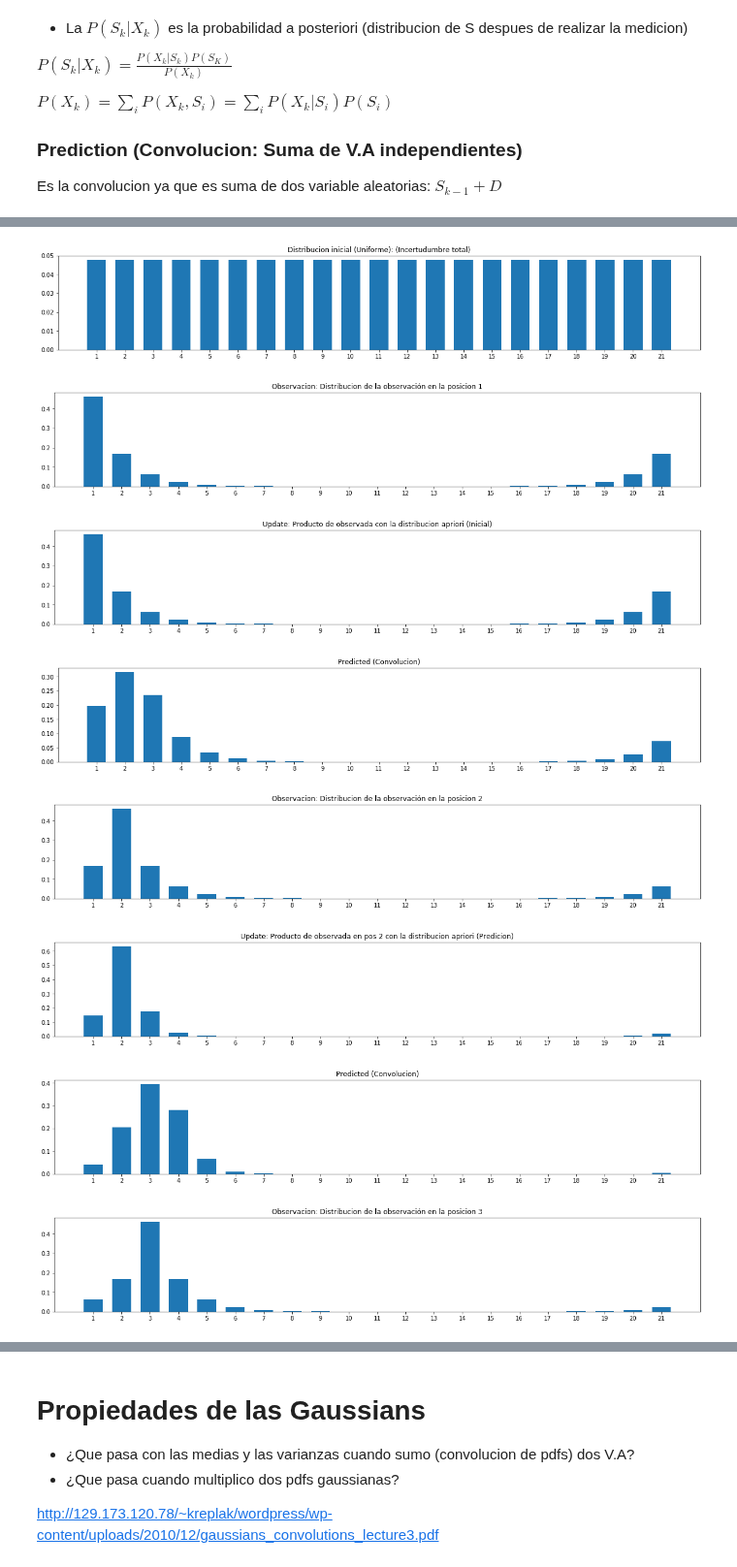
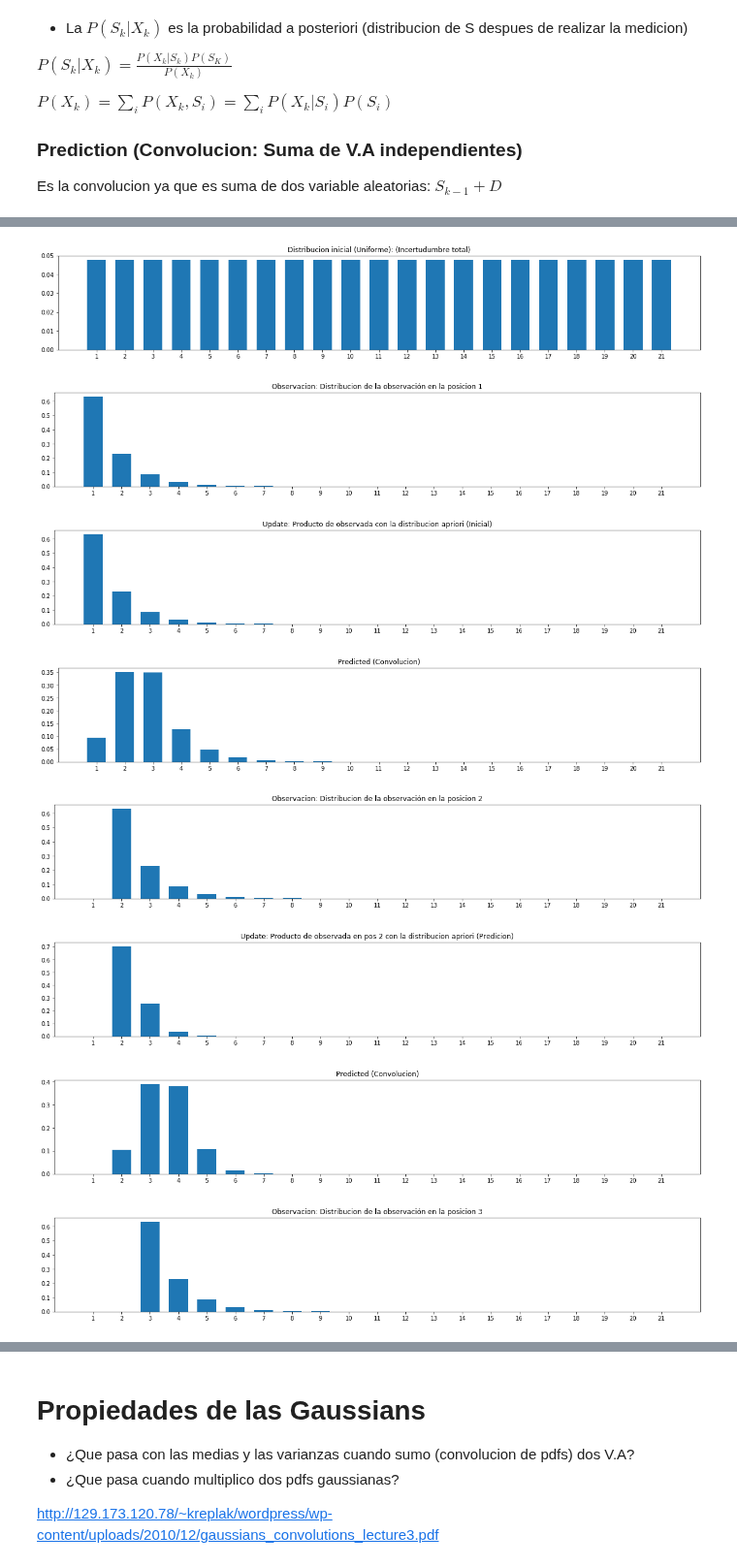
Before and after one commit to jganzabal/Kalman-as-Recursive-Bayesian-Estimation, a Jupyter notebook: Kalman filters.ipynb, the cells around one changed output, grey strips where cells are left out. Shown at 97% size. Drawn from its saved outputs; the diff is of its cells as text; code cells hidden in the pictures.

```diff
--- a/Kalman filters.ipynb
+++ b/Kalman filters.ipynb
@@ -60,7 +110,11 @@ $P(X_k) = \sum_i{P(X_k,S_i)} = \sum_i{P(X_k|S_i)P(S_i)}$
 # %%
 N = 21
+scale = 4 #Error de observacion
 indexes = np.linspace(1,N,N)
-observed_dist_1 = kalman.get_observation_distribution(indexes, loc = 1, scale = scale)
+get_observation_distribution = kalman.get_exponential_distribution
+get_observation_distribution = kalman.get_exponential_distribution_symetric
+observed_dist_1 = get_observation_distribution(indexes, loc = 1, scale = scale)
+# get_exponential_distribution
 kalman.plot_distribution(indexes, observed_dist_1, \
                          title = 'Distribucion de la observacion dado que el robot observa en la posicion 1')
 # %% [output]
@@ -70,9 +124,9 @@ kalman.plot_distribution(indexes, observed_dist_1, \
 predicted_dist_1 = np.ones(N)/N
 kalman.plot_distribution(indexes, predicted_dist_1, title = 'Distribucion inicial (Uniforme): (Incertudumbre total)')
 loc = 1 #Ubicacion inicial
-scale = 2 #Error de observacion
 
-observed_dist_1 = kalman.get_observation_distribution(indexes, loc = loc, scale = scale)
+
+observed_dist_1 = get_observation_distribution(indexes, loc = loc, scale = scale)
 kalman.plot_distribution(indexes, observed_dist_1, title = 'Observacion: Distribucion de la observación en la posicion 1')
 
 updated_dist_1 = kalman.after_observation_distribution_update(predicted_dist_1, observed_dist_1)
@@ -81,7 +135,7 @@ kalman.plot_distribution(indexes, updated_dist_1,title = 'Update: Producto de ob
 predicted_dist_2 = kalman.deterministic_next_step_distribution_prediction(updated_dist_1)
 kalman.plot_distribution(indexes, predicted_dist_2, title = 'Prediccion (Traslacion del update en una posicion)')
 loc = loc + 1
-observed_dist_2 = kalman.get_observation_distribution(indexes, loc = loc, scale = scale)
+observed_dist_2 = get_observation_distribution(indexes, loc = loc, scale = scale)
 kalman.plot_distribution(indexes, observed_dist_2, title = 'Observacion: Distribucion de la observación en la posicion 2')
 updated_dist_2 = kalman.after_observation_distribution_update(predicted_dist_2, observed_dist_2)
 kalman.plot_distribution(indexes, updated_dist_2, title = 'Update: Producto de observada en pos 2 con la distribucion apriori (Predicion)')
@@ -89,7 +143,7 @@ kalman.plot_distribution(indexes, updated_dist_2, title = 'Update: Producto de o
 predicted_dist_3 = kalman.deterministic_next_step_distribution_prediction(updated_dist_2)
 kalman.plot_distribution(indexes, predicted_dist_3, title = 'Prediccion (Sabiendo que el robot avanza una posicion)')
 loc = loc + 1
-observed_dist_3 = kalman.get_observation_distribution(indexes, loc = loc, scale = scale)
+observed_dist_3 = get_observation_distribution(indexes, loc = loc, scale = scale)
 kalman.plot_distribution(indexes, observed_dist_3, title = 'Observacion: Distribucion de la observación en la posicion 3')
 updated_dist_3 = kalman.after_observation_distribution_update(predicted_dist_3, observed_dist_3)
 kalman.plot_distribution(indexes, updated_dist_3, title = 'Update: Obsevada en posicion 3 con prediccion de posicion 3')
@@ -98,7 +152,7 @@ updated_dist_n_1 = updated_dist_3
 for i in range(1*N):
     predicted_dist_n = kalman.deterministic_next_step_distribution_prediction(updated_dist_n_1)
     loc = loc + 1
-    observed_dist_n = kalman.get_observation_distribution(indexes, loc = loc, scale = scale)
+    observed_dist_n = get_observation_distribution(indexes, loc = loc, scale = scale)
     updated_dist_n_1 = kalman.after_observation_distribution_update(predicted_dist_n, observed_dist_n)
 
 kalman.plot_distribution(indexes, updated_dist_n_1, title = 'Update: Luego de 1 vu mas')
@@ -148,0 +173,6 @@ plt.show()
+# %%
+stay_step_prob = 0.15
+one_step_prob = 0.50
+two_step_prob = 0.35
+hmm.plot_basic_hmm_model(N = 21, N_states_visible = 10, circular = True, stay_step_prob=stay_step_prob,
+                         one_step_prob= one_step_prob, two_step_prob= two_step_prob)
@@ -177,0 +210,7 @@ kalman.plot_distribution(indexes-1, next_step_distribution, title = 'Distribicio
+# %%
+get_observation_distribution = kalman.get_exponential_distribution
+#get_observation_distribution = kalman.get_exponential_distribution_symetric
+observed_dist_1 = get_observation_distribution(indexes, loc = 1, scale = scale)
+# get_exponential_distribution
+kalman.plot_distribution(indexes, observed_dist_1, \
+                         title = 'Distribucion de la observacion dado que el robot observa en la posicion 1')
@@ -184,42 +225,42 @@ predicted_dist_1 = np.ones(N)/N
 kalman.plot_distribution(indexes, predicted_dist_1, title = 'Distribucion inicial (Uniforme): (Incertudumbre total)')
 loc = 1 #Ubicacion inicial
 
-observed_dist_1 = kalman.get_observation_distribution(indexes, loc = loc, scale = scale)
+observed_dist_1 = get_observation_distribution(indexes, loc = loc, scale = scale)
 kalman.plot_distribution(indexes, observed_dist_1, title = 'Observacion: Distribucion de la observación en la posicion 1')
 updated_dist_1 = kalman.after_observation_distribution_update(predicted_dist_1, observed_dist_1)
 kalman.plot_distribution(indexes, updated_dist_1,title = 'Update: Producto de observada con la distribucion apriori (Inicial)')
 
 predicted_dist_2 = kalman.stochastic_next_step_distribution_prediction(updated_dist_1, next_step_distribution)
 kalman.plot_distribution(indexes, predicted_dist_2,title = 'Predicted (Convolucion)')
 loc = loc + 1
-observed_dist_2 = kalman.get_observation_distribution(indexes, loc = loc, scale = scale)
+observed_dist_2 = get_observation_distribution(indexes, loc = loc, scale = scale)
 kalman.plot_distribution(indexes, observed_dist_2, title = 'Observacion: Distribucion de la observación en la posicion 2')
 updated_dist_2 = kalman.after_observation_distribution_update(predicted_dist_2, observed_dist_2)
 kalman.plot_distribution(indexes, updated_dist_2, title = 'Update: Producto de observada en pos 2 con la distribucion apriori (Predicion)')
 
 predicted_dist_3 = kalman.stochastic_next_step_distribution_prediction(updated_dist_2, next_step_distribution)
 kalman.plot_distribution(indexes, predicted_dist_3, title = 'Predicted (Convolucion)')
 loc = loc + 1
-observed_dist_3 = kalman.get_observation_distribution(indexes, loc = loc, scale = scale)
+observed_dist_3 = get_observation_distribution(indexes, loc = loc, scale = scale)
 kalman.plot_distribution(indexes, observed_dist_3, title = 'Observacion: Distribucion de la observación en la posicion 3')
 updated_dist_3 = kalman.after_observation_distribution_update(predicted_dist_3, observed_dist_3)
 kalman.plot_distribution(indexes, updated_dist_3, title = 'Update: Obsevada en posicion 3 con prediccion de posicion 3')
 
 updated_dist_n_1 = updated_dist_3
 for i in range(N*10):
     predicted_dist_n = kalman.stochastic_next_step_distribution_prediction(updated_dist_n_1, next_step_distribution)
     loc = loc + 1
-    observed_dist_n = kalman.get_observation_distribution(indexes, loc = loc, scale = scale)
+    observed_dist_n = get_observation_distribution(indexes, loc = loc, scale = scale)
     updated_dist_n_1 = kalman.after_observation_distribution_update(predicted_dist_n, observed_dist_n)
 
 kalman.plot_distribution(indexes, updated_dist_n_1, title = 'Update: Luego de 10 vueltas mas')
 # agregar a las graficas la varianza y argmax
 # %% [output]
 [figure]
-[figure, old version]
+[figure, new version]
-[figure, old version]
+[figure, new version]
-[figure, old version]
+[figure, new version]
-[figure, old version]
+[figure, new version]
-[figure, old version]
+[figure, new version]
-[figure, old version]
+[figure, new version]
-[figure, old version]
+[figure, new version]
```
Also changed, not shown: parts of 17 cells of this notebook, 2 other files.
